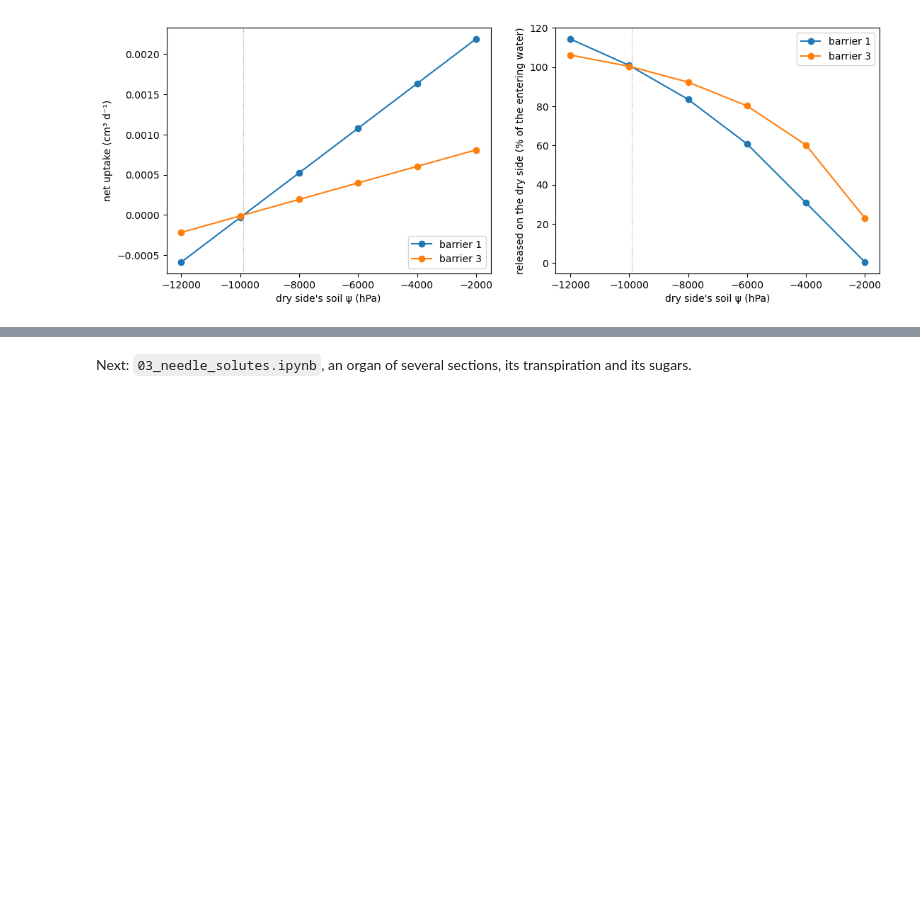
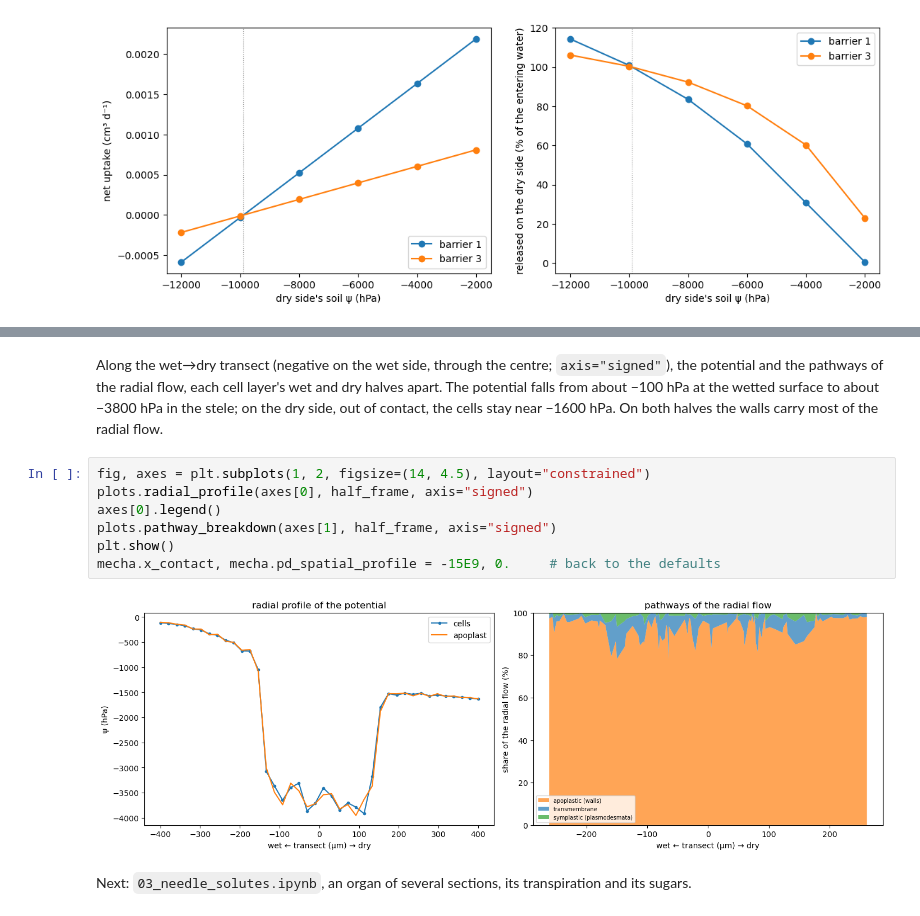
Before and after one commit to openalea-incubator/MECHA-dev, a Jupyter notebook: example/tutorials/developer/02_soil_gradient.ipynb, the cells around one changed output, grey strips where cells are left out. Saved outputs shown, nothing was run; the diff lists cells and outputs as text; blank space fills up the shorter version.

```diff
--- a/example/tutorials/developer/02_soil_gradient.ipynb
+++ b/example/tutorials/developer/02_soil_gradient.ipynb
@@ -150,2 +180,16 @@ plt.show()
+# %% [markdown]
+Along the wet→dry transect (negative on the wet side, through the centre; `axis="signed"`), the potential and
+the pathways of the radial flow, each cell layer's wet and dry halves apart. The potential falls from about −100 hPa
+at the wetted surface to about −3800 hPa in the stele; on the dry side, out of contact, the cells stay near −1600 hPa.
+On both halves the walls carry most of the radial flow.
+# %%
+fig, axes = plt.subplots(1, 2, figsize=(14, 4.5), layout="constrained")
+plots.radial_profile(axes[0], half_frame, axis="signed")
+axes[0].legend()
+plots.pathway_breakdown(axes[1], half_frame, axis="signed")
+plt.show()
+mecha.x_contact, mecha.pd_spatial_profile = -15E9, 0.     # back to the defaults
+# %% [output]
+[figure, added]
 # %% [markdown]
 Next: `03_needle_solutes.ipynb`, an organ of several sections, its transpiration and its sugars.
```
Also changed, not shown: parts of 4 cells of this notebook, 3 other files.
